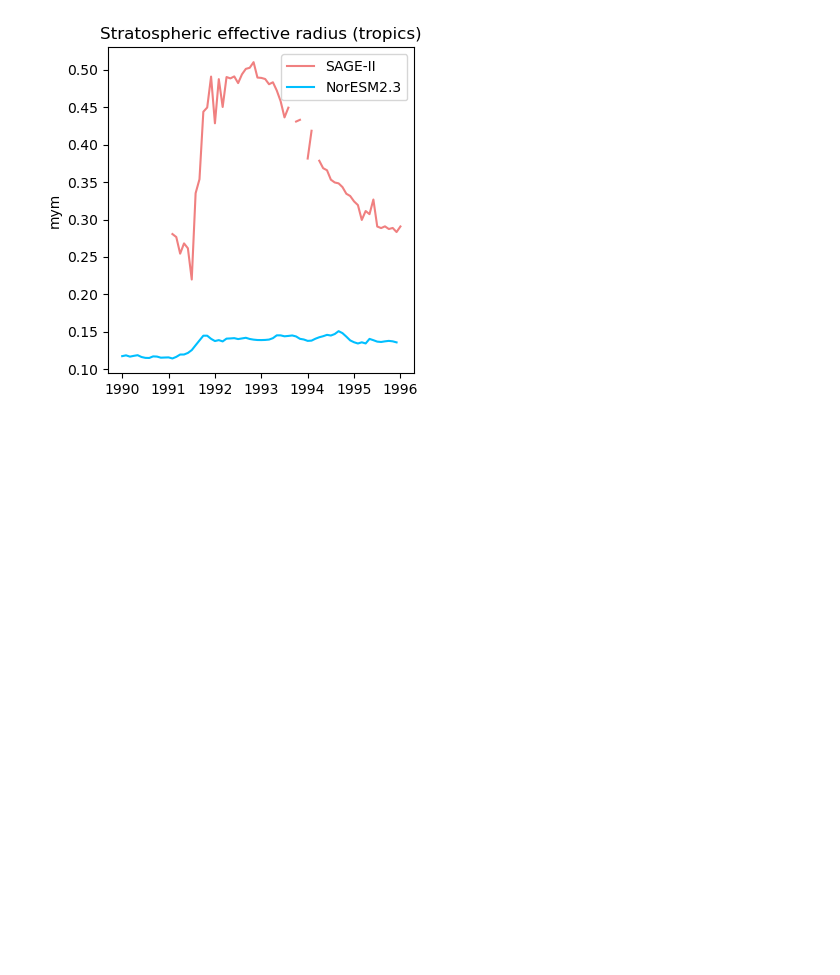
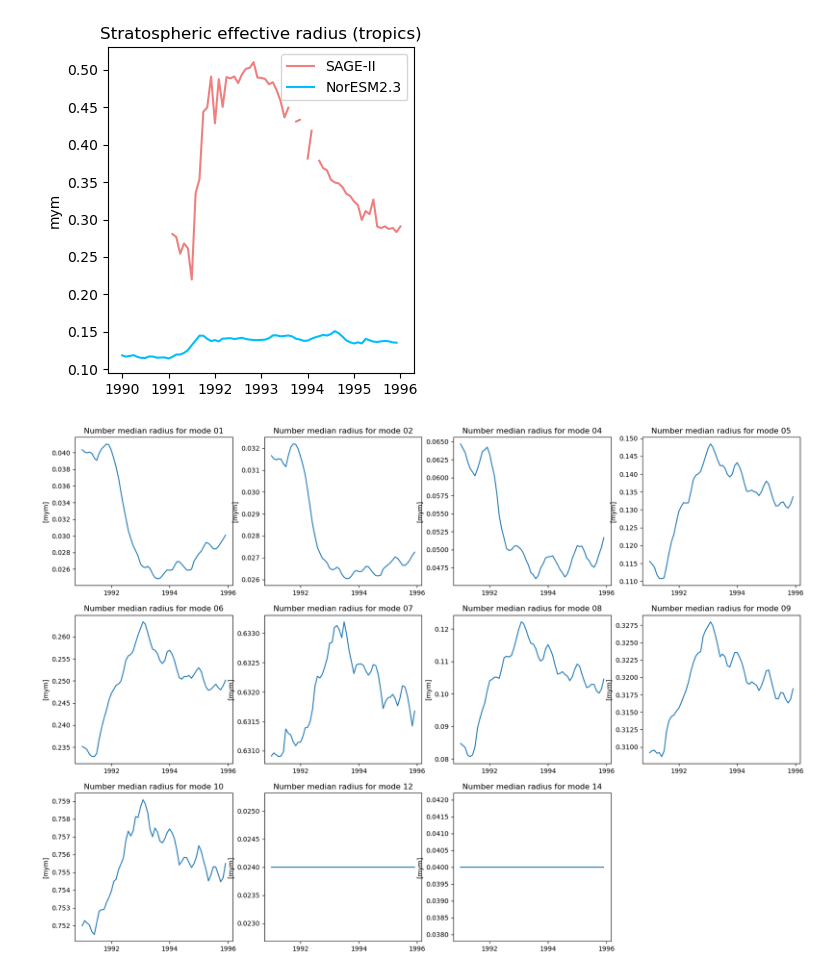
Before and after one commit to EliHHogemo/master_thesis, a Jupyter notebook: reff_plotting.ipynb, the cells around one changed output. Cells and saved outputs as stored; diff of their text form; code cells hidden in the pictures; blank space fills up the shorter version.

```diff
--- a/reff_plotting.ipynb
+++ b/reff_plotting.ipynb
@@ -385,3 +387,20 @@ plt.legend()
 plt.tight_layout()
 # %% [output]
 [figure]
+# %%
+modes = ["01", "02", "04", "05", "06", "07", "08", "09", "10", "12", "14"]
+m_to_mym = cm_to_mym*100
+fig, axes = plt.subplots(3, 4, figsize=(20, 14), sharex=False, sharey=False)
+axes = axes.flatten()
+for i, m in enumerate(modes):
+    nmr = ds_60tg[f"NMR{m}"].weighted(weighted_lat_60tg).mean(dim=["lat","lon","lev"])*m_to_mym
+    axes[i].plot(nmr.time, nmr)
+    axes[i].set_ylabel("[mym]")
+    axes[i].set_title(f"Number median radius for mode {m}")
+
+for j in range(i+1, 3*4):
+    fig.delaxes(axes[j])
+
+plt.show()
+# %% [output]
+[figure, added]
```
Also changed, not shown: parts of 9 cells of this notebook, 3 other files.
